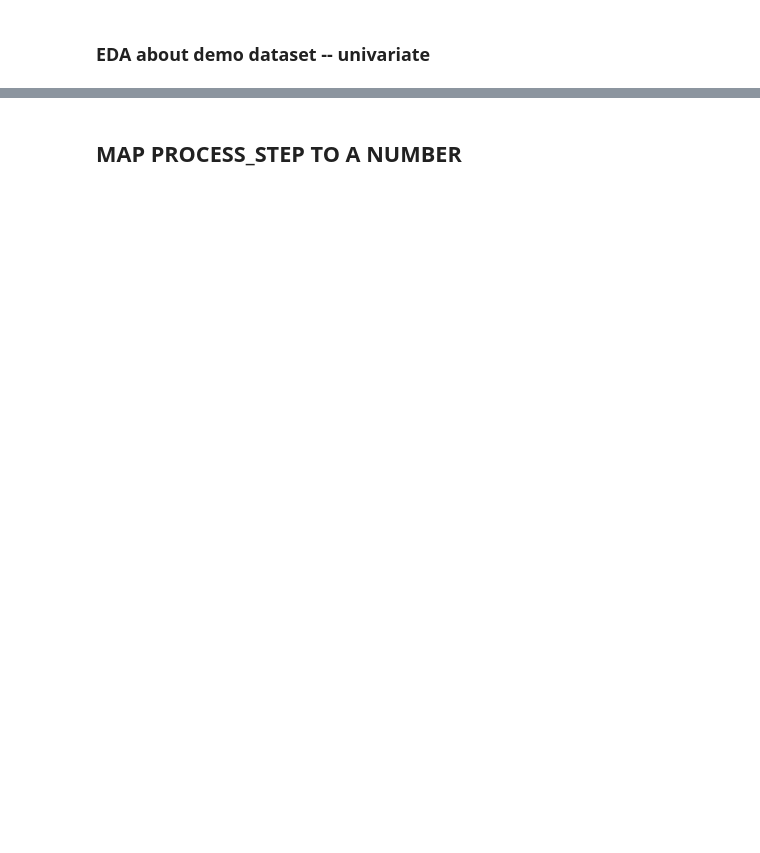
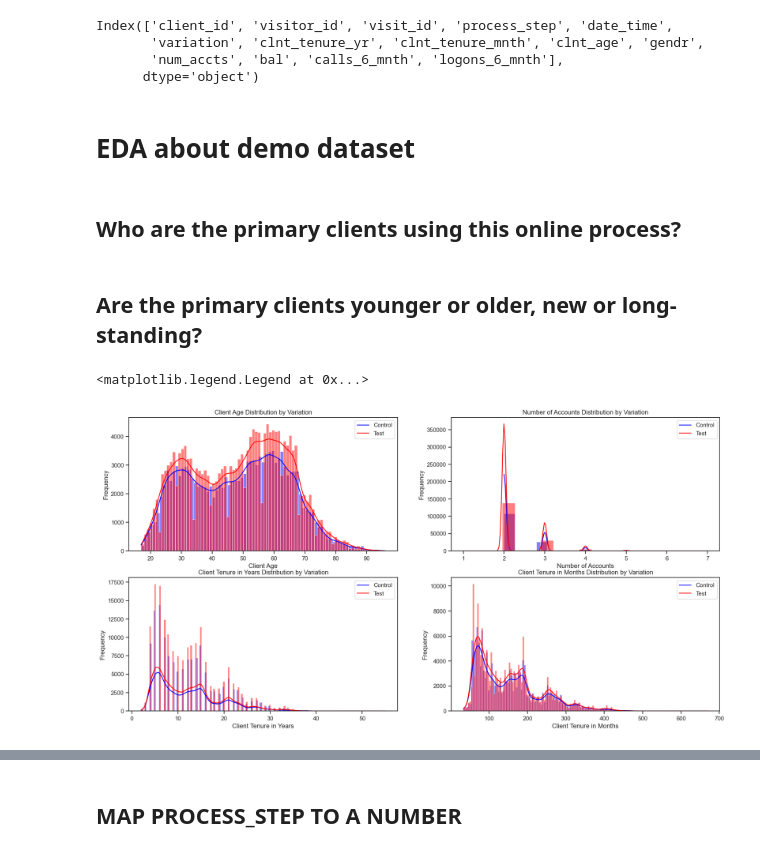
Before and after one commit to MustafaAldabbas/Project-Two-Big, a Jupyter notebook: Notebooks/Dan.ipynb, the cells around one changed output, grey strips where cells are left out. Drawn from its saved outputs; the diff is of its cells as text; code cells hidden in the pictures; blank space fills up the shorter version.

```diff
--- a/Notebooks/Dan.ipynb
+++ b/Notebooks/Dan.ipynb
@@ -148,2 +79,14 @@ list(set(df_final_demo.dtypes.tolist()))
+# %%
+# merge all the data
+df = pd.merge(df_web_data,df_final_demo, on='client_id', how='left')
+
+# make all columns lowercase
+df.columns = df.columns.str.lower()
+df.columns
+# %% [output]
+Index(['client_id', 'visitor_id', 'visit_id', 'process_step', 'date_time',
+       'variation', 'clnt_tenure_yr', 'clnt_tenure_mnth', 'clnt_age', 'gendr',
+       'num_accts', 'bal', 'calls_6_mnth', 'logons_6_mnth'],
+      dtype='object')
 # %% [markdown]
-### EDA about demo dataset -- univariate
+# EDA about demo dataset
@@ -152,0 +93,56 @@ df_final_demo.hist(figsize=(20, 20), bins=50, xlabelsize=8, ylabelsize=8)
+# %% [markdown]
+## Who are the primary clients using this online process?
+# %% [markdown]
+## Are the primary clients younger or older, new or long-standing?
+# %%
+# create a dataframe for the demographic data
+df_demo = df[['client_id', 'date_time', 'variation', 'clnt_tenure_yr', 'clnt_tenure_mnth', 'clnt_age', 'gendr', 'num_accts', 'bal', 'calls_6_mnth', 'logons_6_mnth']]
+df_demo.head(5)
+
+# create two dataframes based on the variation
+df_control = df_demo[df_demo['variation'] == 'Control']
+df_test = df_demo[df_demo['variation'] == 'Test']
+# %%
+# using stacked histogram to compare the difference between the two groups, for clnt_age and num_accts, and clin_tenure_yr, clnt_tenure_mnth
+
+
+fig, axes = plt.subplots(2, 2, figsize=(20, 10))
+sns.histplot(df_control['clnt_age'], kde=True, ax=axes[0, 0], color='blue', alpha=0.5)
+sns.histplot(df_test['clnt_age'], kde=True, ax=axes[0, 0], color='Red', alpha=0.5)
+
+sns.histplot(df_control['num_accts'], kde=True, ax=axes[0, 1], color='blue', alpha=0.5)
+sns.histplot(df_test['num_accts'], kde=True, ax=axes[0, 1], color='red', alpha=0.5)
+
+sns.histplot(df_control['clnt_tenure_yr'], kde=True, ax=axes[1, 0], color='blue', alpha=0.5)
+sns.histplot(df_test['clnt_tenure_yr'], kde=True, ax=axes[1, 0], color='red', alpha=0.5)
+
+sns.histplot(df_control['clnt_tenure_mnth'], kde=True, ax=axes[1, 1], color='blue', alpha=0.5)
+sns.histplot(df_test['clnt_tenure_mnth'], kde=True, ax=axes[1, 1], color='red', alpha=0.5)
+
+# add labels
+
+axes[0, 0].set_xlabel('Client Age')
+axes[0, 0].set_ylabel('Frequency')
+axes[0, 0].set_title('Client Age Distribution by Variation')
+
+axes[0, 1].set_xlabel('Number of Accounts')
+axes[0, 1].set_ylabel('Frequency')
+axes[0, 1].set_title('Number of Accounts Distribution by Variation')
+
+axes[1, 0].set_xlabel('Client Tenure in Years')
+axes[1, 0].set_ylabel('Frequency')
+axes[1, 0].set_title('Client Tenure in Years Distribution by Variation')
+
+axes[1, 1].set_xlabel('Client Tenure in Months')
+axes[1, 1].set_ylabel('Frequency')
+axes[1, 1].set_title('Client Tenure in Months Distribution by Variation')
+
+# add legend
+
+axes[0, 0].legend(['Control', 'Test'])
+axes[0, 1].legend(['Control', 'Test'])
+axes[1, 0].legend(['Control', 'Test'])
+axes[1, 1].legend(['Control', 'Test'])
+# %% [output]
+<matplotlib.legend.Legend at 0x...>
+[figure, added]
```
Also changed, not shown: parts of 81 cells of this notebook, 2 other files.
